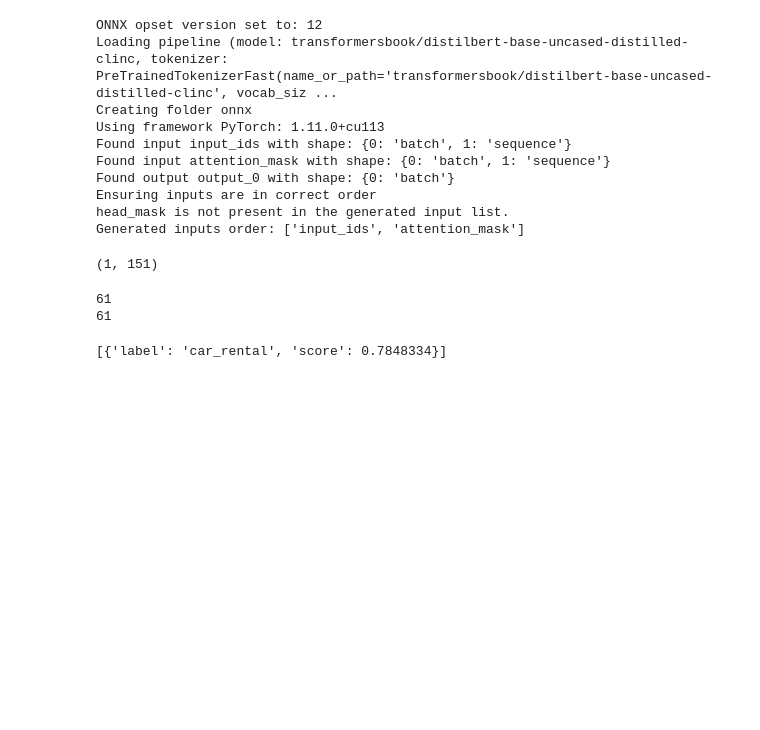
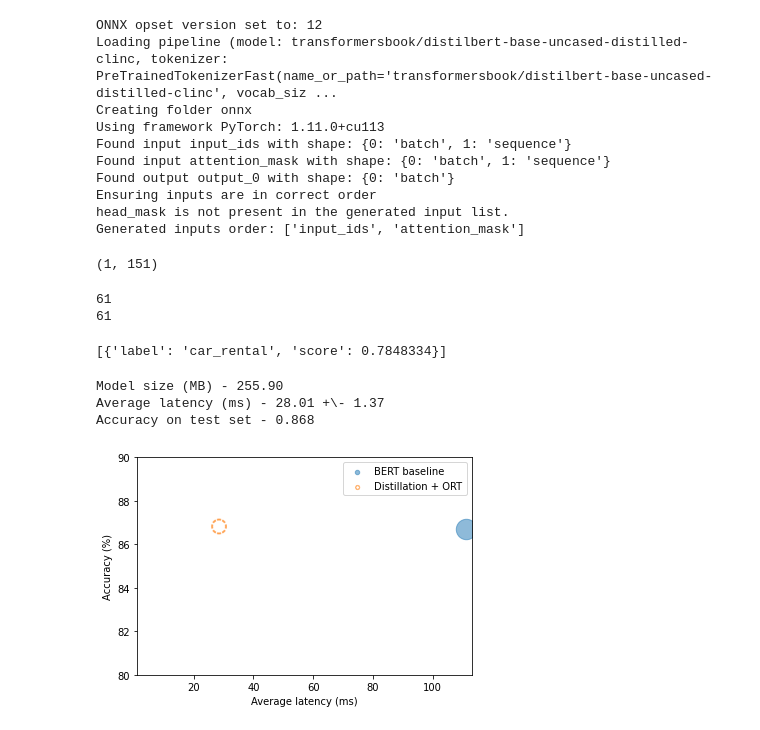
Before and after one commit to ThinamXx/Transformers_NLP, a Jupyter notebook: 02. NLP with Transformers/08. Transformers in Production/Transformers&Production.ipynb, the cells around one changed output. Saved outputs shown, nothing was run; the diff lists cells and outputs as text; code cells hidden in the pictures; blank space fills up the shorter version.

```diff
--- a/02. NLP with Transformers/08. Transformers in Production/Transformers&Production.ipynb
+++ b/02. NLP with Transformers/08. Transformers in Production/Transformers&Production.ipynb
@@ -747,3 +749,51 @@ pipe = OnnxPipeline(onnx_model, tokenizer)                      # Initializing O
 pipe(query)                                                     # Inspection.
 # %% [output]
 [{'label': 'car_rental', 'score': 0.7848334}]
+# %%
+#@ INITIALIZING ONNX PERFORMANCE BENCHMARK:
+class OnnxPerformanceBenchmark(PerformanceBenchmark):                       # Defining performance benchmark class.
+    def __init__(self, *args, model_path, **kwargs):                        # Initializing constructor function.
+        super().__init__(*args, **kwargs)
+        self.model_path = model_path                                        # Initializing model path.
+
+    def compute_size(self):                                                 # Defining compute size function.
+        size_mb = Path(self.model_path).stat().st_size / (1024 * 1024)      # Initializing model size.
+        print(f"Model size (MB) - {size_mb:.2f}")                           # Inspection.
+        return {"size_mb": size_mb}
+# %%
+#@ INSPECTING PERFORMANCE OF DISTILLED MODEL:
+optim_type = "Distillation + ORT"                                           # Initialization.
+pb = OnnxPerformanceBenchmark(pipe, clinc["test"], optim_type,
+                              model_path="onnx/model.onnx")                 # Implementation of performance benchmark.
+perf_metrics.update(pb.run_benchmark())                                     # Updating perf metrics.
+# %% [output]
+Model size (MB) - 255.90
+Average latency (ms) - 28.01 +\- 1.37
+Accuracy on test set - 0.868
+# %%
+#@ FUNCTION FOR PLOTTING ACCURACY ACROSS LATENCY:
+def plot_metrics(perf_metrics, current_optim_type):
+    df = pd.DataFrame.from_dict(perf_metrics, orient="index")
+    for idx in df.index:
+        df_opt = df.loc[idx]
+        if idx == current_optim_type:
+            plt.scatter(df_opt["time_avg_ms"], df_opt["accuracy"] * 100,
+                        alpha=0.5, s=df_opt["size_mb"], label=idx,
+                        marker='$\u25CC$')
+        else:
+            plt.scatter(df_opt["time_avg_ms"], df_opt["accuracy"] * 100,
+                        s=df_opt["size_mb"], label=idx, alpha=0.5)
+    legend = plt.legend(bbox_to_anchor=(1, 1))
+    for handle in legend.legendHandles:
+        handle.set_sizes([20])
+    plt.ylim(80, 90)
+    xlim = int(perf_metrics["BERT baseline"]["time_avg_ms"] + 3)
+    plt.xlim(1, xlim)
+    plt.ylabel("Accuracy (%)")
+    plt.xlabel("Average latency (ms)")
+    plt.show()
+
+#@ VISUALIZING THE PERFORMANCE:
+plot_metrics(perf_metrics, optim_type)
+# %% [output]
+[figure, added]
```
Also changed, not shown: parts of 8 cells of this notebook.
